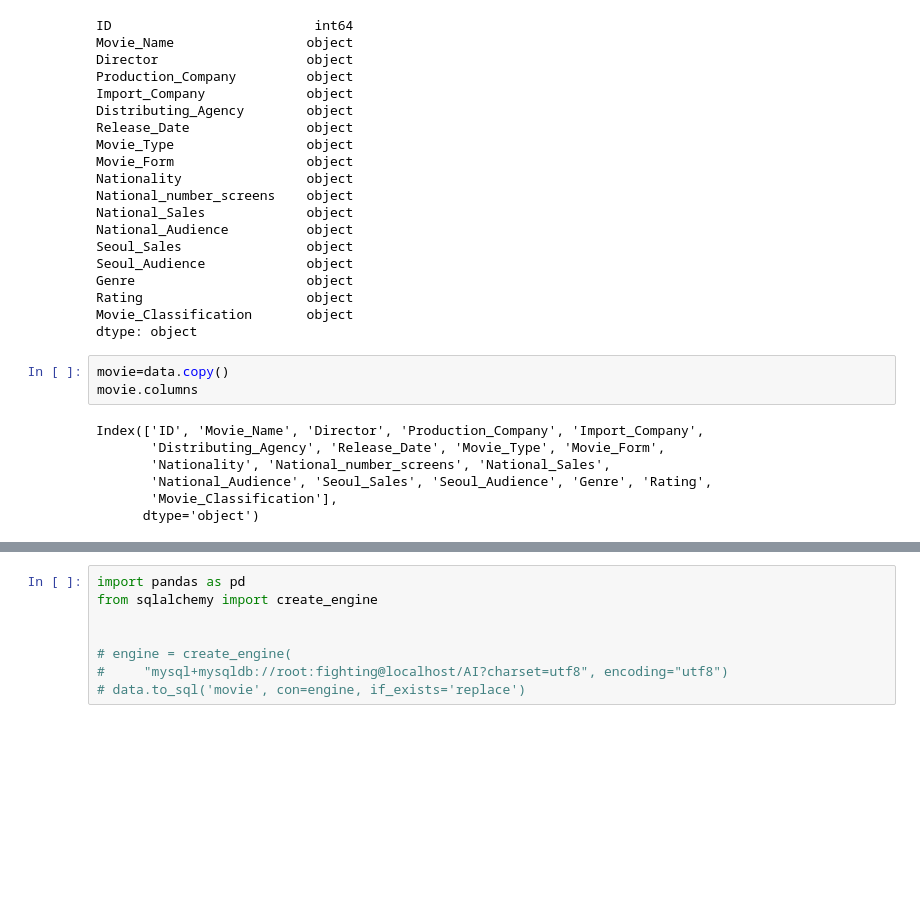
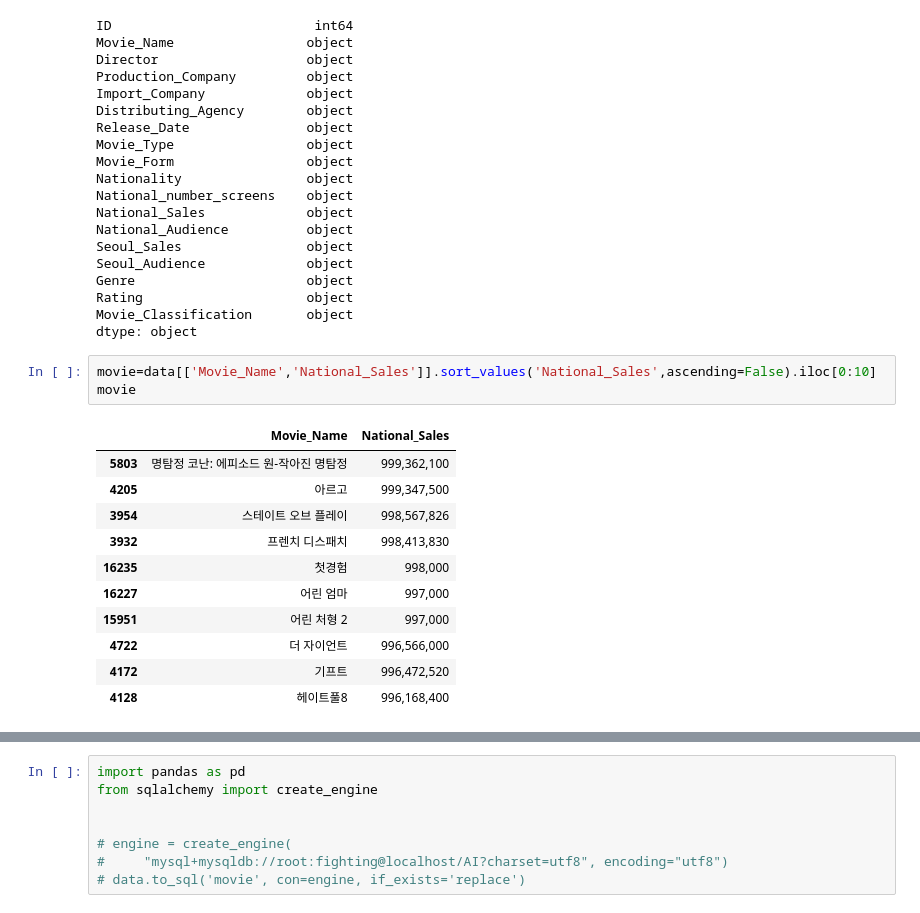
Before and after one commit to danielsun888/datathon, a Jupyter notebook: daniel.ipynb, the cells around one changed output, grey strips where cells are left out. Saved outputs shown, nothing was run; the diff lists cells and outputs as text; blank space fills up the shorter version.

```diff
--- a/daniel.ipynb
+++ b/daniel.ipynb
@@ -35,13 +35,18 @@ Genre                      object
 Rating                     object
 Movie_Classification       object
 dtype: object
-# %%
-movie=data.copy()
-movie.columns
-# %% [output]
-Index(['ID', 'Movie_Name', 'Director', 'Production_Company', 'Import_Company',
-       'Distributing_Agency', 'Release_Date', 'Movie_Type', 'Movie_Form',
-       'Nationality', 'National_number_screens', 'National_Sales',
-       'National_Audience', 'Seoul_Sales', 'Seoul_Audience', 'Genre', 'Rating',
-       'Movie_Classification'],
-      dtype='object')
+# %%
+movie=data[['Movie_Name','National_Sales']].sort_values('National_Sales',ascending=False).iloc[0:10]
+movie
+# %% [output]
+|  | Movie_Name | National_Sales |
+| 5803 | 명탐정 코난: 에피소드 원-작아진 명탐정 | 999,362,100 |
+| 4205 | 아르고 | 999,347,500 |
+| 3954 | 스테이트 오브 플레이 | 998,567,826 |
+| 3932 | 프렌치 디스패치 | 998,413,830 |
+| 16235 | 첫경험 | 998,000 |
+| 16227 | 어린 엄마 | 997,000 |
+| 15951 | 어린 처형 2 | 997,000 |
+| 4722 | 더 자이언트 | 996,566,000 |
+| 4172 | 기프트 | 996,472,520 |
+| 4128 | 헤이트풀8 | 996,168,400 |
```
Also changed, not shown: parts of 7 cells of this notebook, 2 other files.
